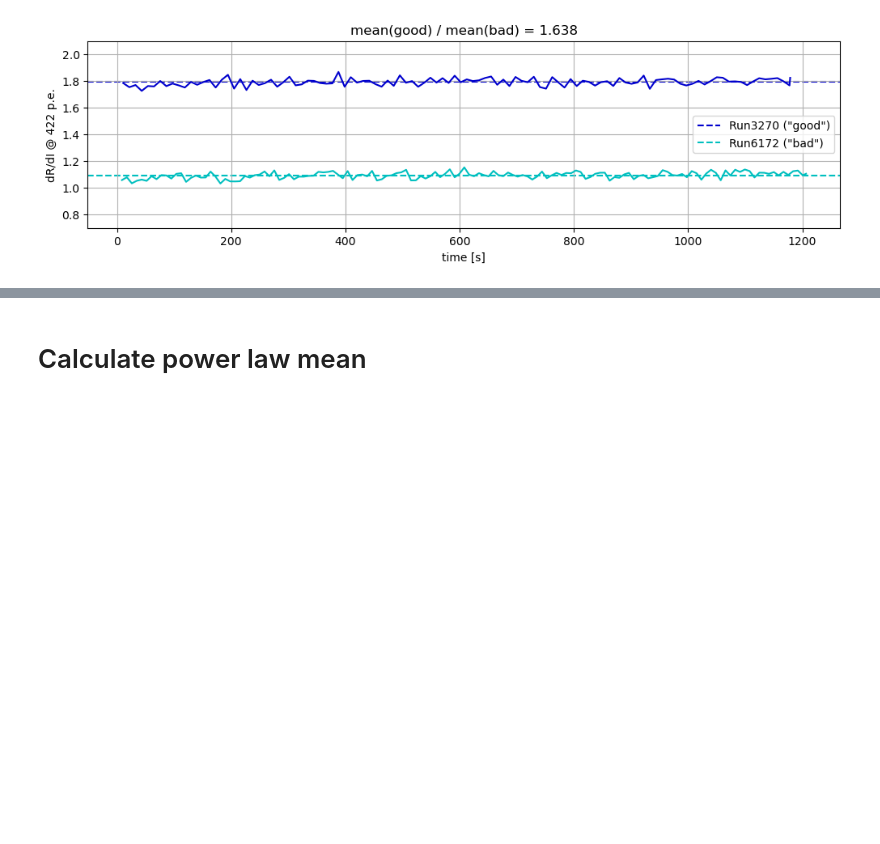
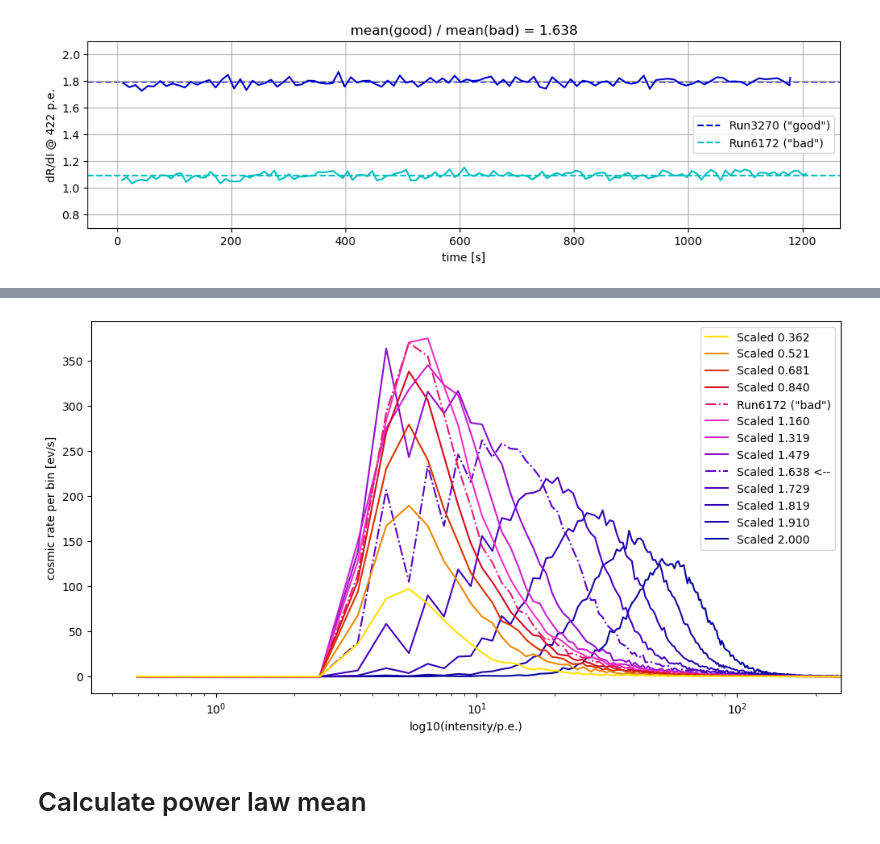
Before and after one commit to juanjq/cosmic_ray_data_correction, a Jupyter notebook: dl2_production/read_default.ipynb, the cells around one changed output, grey strips where cells are left out. Cells and saved outputs as stored; diff of their text form; code cells hidden in the pictures; blank space fills up the shorter version.

```diff
--- a/dl2_production/read_default.ipynb
+++ b/dl2_production/read_default.ipynb
@@ -187,3 +202,27 @@ plt.show()
+# %%
+fig, (ax) = plt.subplots(figsize=(12,6))
+
+for i, scale in enumerate(scales):
+    if i == 4:
+        label = f"Run{run_bad} (\"bad\")"
+        kw = dict(ls="-.")
+    elif i == 8:
+        label = f"Scaled {scale:.3f} <--"
+        kw = dict(ls="-.")
+    else:
+        label = f"Scaled {scale:.3f}"
+        kw = dict()
+    ax.plot(bins_n[1:]/2+bins_n[:-1]/2, hist_npix[i], color=colors[i], label=label, zorder=-i, **kw)
+ax.set_xscale("log")
+ax.set_xlim(0, 250)
+ax.legend()
+ax.set_ylabel("cosmic rate per bin [ev/s]")
+ax.set_xlabel("log10(intensity/p.e.)")
+
+# plt.savefig(f"plots/time_correction.png", dpi=300, bbox_inches='tight')
+plt.show()
+# %% [output]
+[figure, added]
 # %% [markdown]
 # Calculate power law mean
 # %%
```
Also changed, not shown: parts of 5 cells of this notebook, 4 other files.
